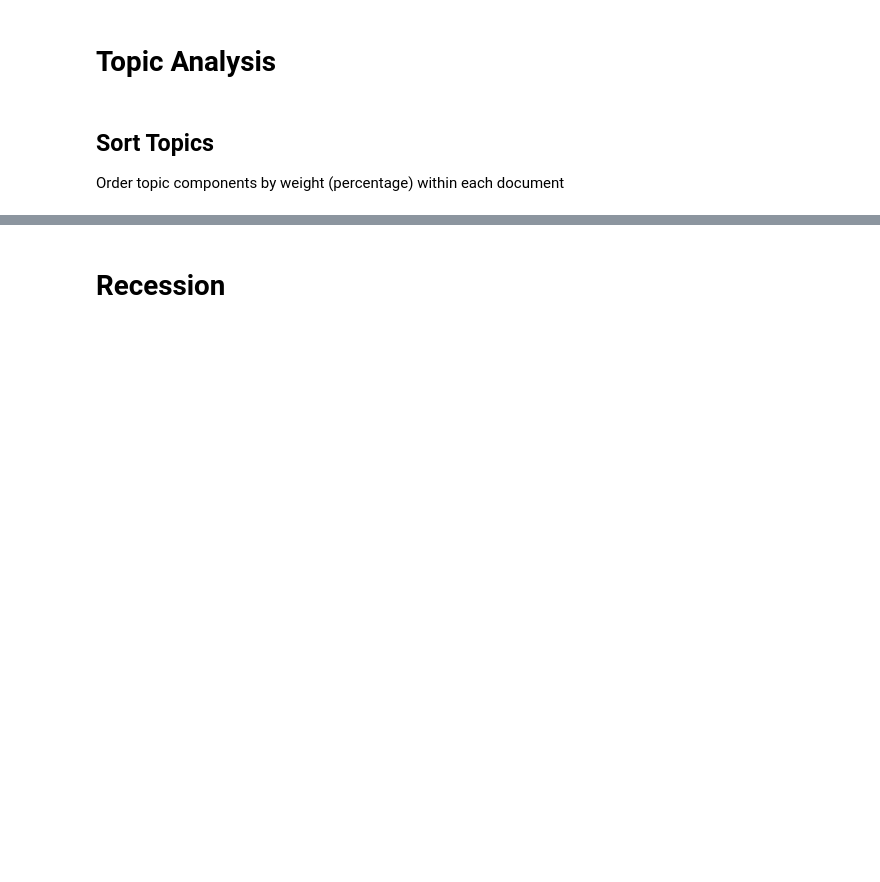
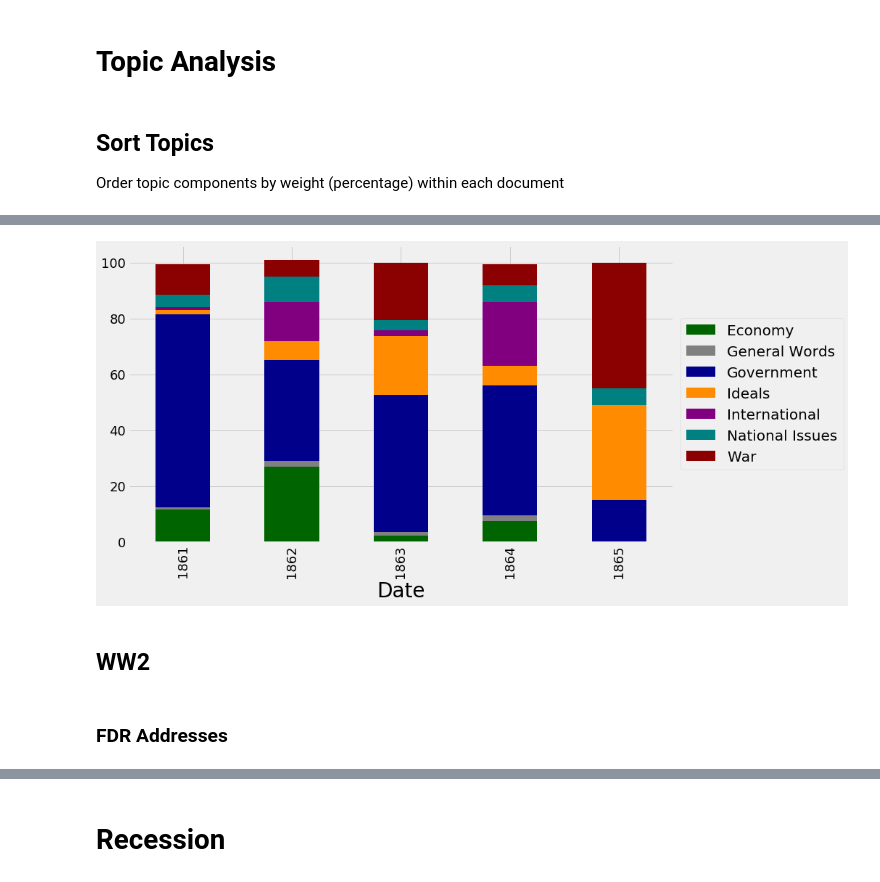
Before and after one commit to kevscon/Project-4, a Jupyter notebook: topic_modeling.ipynb, the cells around one changed output, grey strips where cells are left out. Cells and saved outputs as stored; diff of their text form; code cells hidden in the pictures; blank space fills up the shorter version.

Commit message:
plots

```diff
--- a/topic_modeling.ipynb
+++ b/topic_modeling.ipynb
@@ -765,0 +381,4 @@ end_date = '2011-09-11'
+# %%
+# add Date column
+cat_df['Date'] = transcripts.iloc[:, 1]
+cat_df.head()
@@ -765,0 +404,4 @@ end_date = '2011-09-11'
+# %%
+# add Date column to category dataframe
+cat_df['Date'] = transcripts.iloc[:, 1]
+cat_df.head()
@@ -765,0 +431,4 @@ end_date = '2011-09-11'
+# %%
+start_date = '1861-04-12'
+end_date = '1865-04-09'
+pres = 'Abraham Lincoln'
@@ -765,0 +452,9 @@ end_date = '2011-09-11'
+# %%
+# categories
+spkr_idx = transcripts[
+    (transcripts['President'] == pres) &
+    (transcripts['Date'] >= start_date) &
+    (transcripts['Date'] <= end_date)
+].index
+time_cats = cat_df.iloc[spkr_idx, :].groupby(cat_df.iloc[spkr_idx, :]['Date'].dt.year).mean()
+time_cats
@@ -765,0 +469,10 @@ end_date = '2011-09-11'
+# %%
+color_list = [cat_colors[cat] for cat in time_cats.columns]
+time_cats.plot(kind='bar', stacked=True, color=color_list)
+plt.legend(loc='center left', bbox_to_anchor=(1.0, 0.5));
+# %% [output]
+[figure, added]
+# %% [markdown]
+## WW2
+# %% [markdown]
+### FDR Addresses
```
Also changed, not shown: parts of 93 cells of this notebook, 4 other files.
